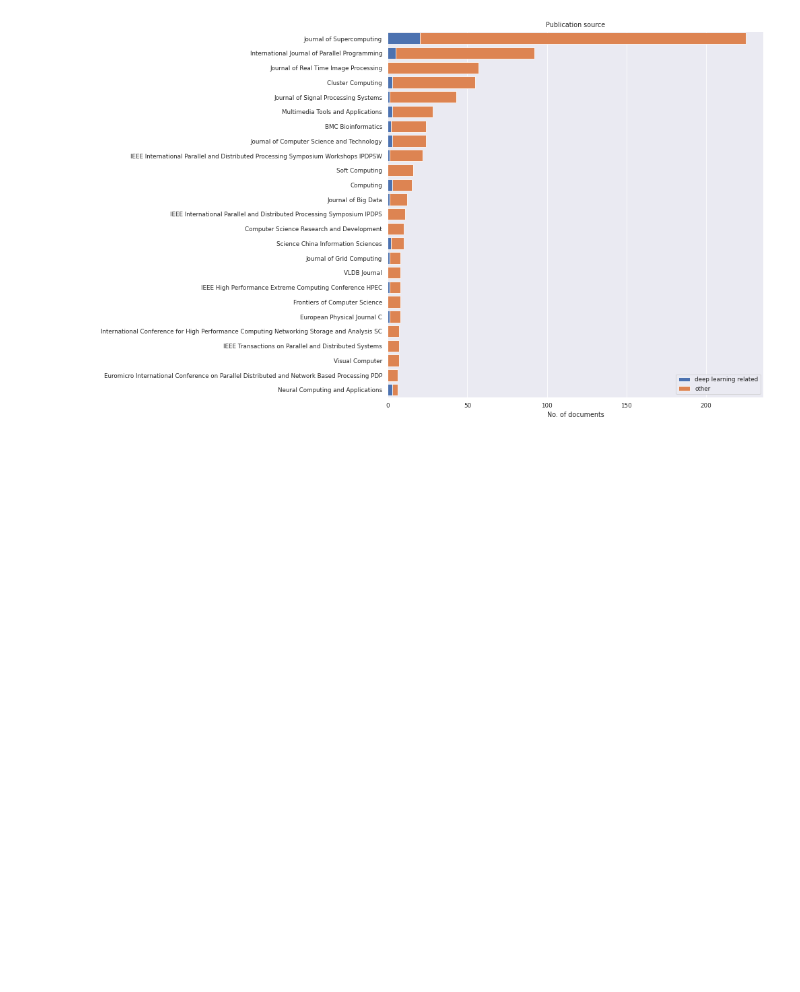
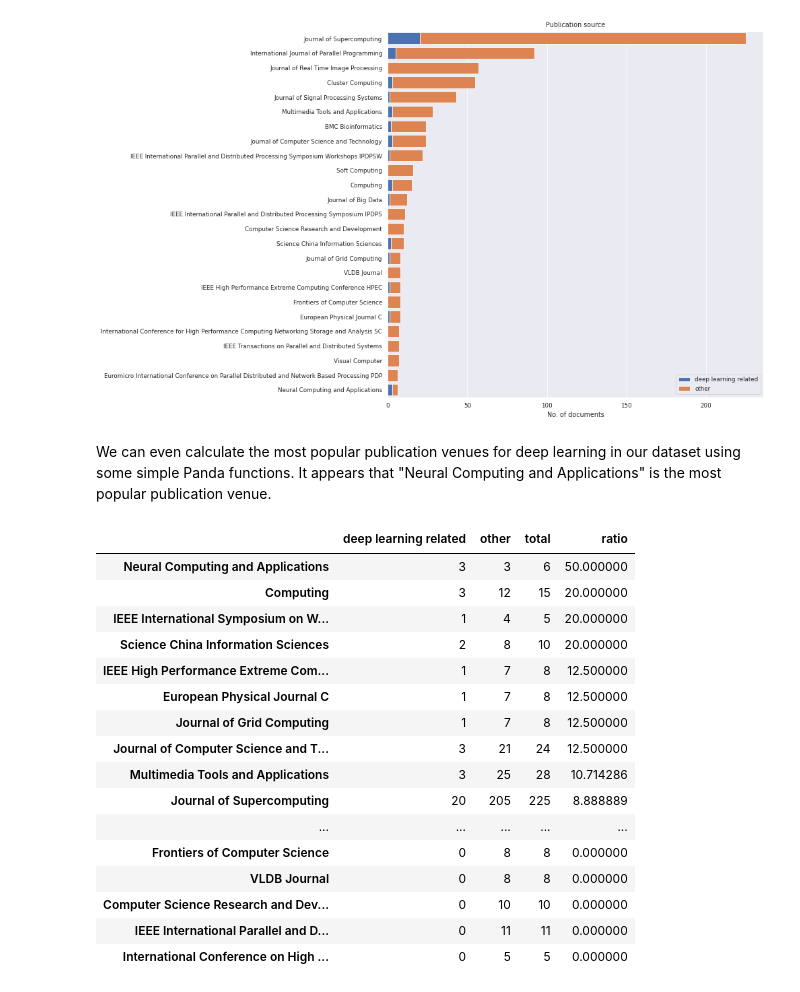
Before and after one commit to NLeSC/litstudy, a Jupyter notebook: example.ipynb, the cells around one changed output. Cells and saved outputs as stored; diff of their text form; code cells hidden in the pictures; blank space fills up the shorter version.

```diff
--- a/example.ipynb
+++ b/example.ipynb
@@ -247,8 +248,6 @@ Next, we annotate the document set with a "dl_topic" tag for document that stron
 
 After this, we define two groups: documents that have the tag "dl_topic" and documents that do not have this tag.  We can, for example, print the publications over the years to see if interest in deep learning has increased or decreased over the years.
 # %%
-
-
 threshold = 0.2
 dl_topic = topic_model.doc2topic[:, topic_id] > threshold
 
@@ -257,7 +256,7 @@ docs = docs.add_property('dl_topic', dl_topic)
 
 groups = {
     'deep learning related': 'dl_topic',
-    'other': '1 - dl_topic',
+    'other': 'not dl_topic',
 }
 
 litstudy.plot_year_histogram(docs, groups=groups, stacked=True);
@@ -293,3 +292,38 @@ plt.figure(figsize=(10, 10))
 litstudy.plot_source_histogram(docs, groups=groups, limit=25, stacked=True);
 # %% [output]
 [figure]
+# %% [markdown]
+We can even calculate the most popular publication venues for deep learning in our dataset using some simple Panda functions. It appears that "Neural Computing and Applications" is the most popular publication venue.
+# %%
+# Compute histogram by publication venue
+table = litstudy.compute_source_histogram(docs, groups=groups)
+
+# Add column 'total'
+table['total'] = table['deep learning related'] + table['other']
+
+# Remove rare venues that have less than 5 publications
+table = table[table['total'] >= 5]
+
+# Add column 'ratio'
+table['ratio'] = table['deep learning related'] / table['total'] * 100
+
+# Sort by ratio in descending order
+table.sort_values(by='ratio', ascending=False)
+# %% [output]
+|  | deep learning related | other | total | ratio |
+| Neural Computing and Applications | 3 | 3 | 6 | 50.000000 |
+| Computing | 3 | 12 | 15 | 20.000000 |
+| IEEE International Symposium on W... | 1 | 4 | 5 | 20.000000 |
+| Science China Information Sciences | 2 | 8 | 10 | 20.000000 |
+| IEEE High Performance Extreme Com... | 1 | 7 | 8 | 12.500000 |
+| European Physical Journal C | 1 | 7 | 8 | 12.500000 |
+| Journal of Grid Computing | 1 | 7 | 8 | 12.500000 |
+| Journal of Computer Science and T... | 3 | 21 | 24 | 12.500000 |
+| Multimedia Tools and Applications | 3 | 25 | 28 | 10.714286 |
+| Journal of Supercomputing | 20 | 205 | 225 | 8.888889 |
+| ... | ... | ... | ... | ... |
+| Frontiers of Computer Science | 0 | 8 | 8 | 0.000000 |
+| VLDB Journal | 0 | 8 | 8 | 0.000000 |
+| Computer Science Research and Dev... | 0 | 10 | 10 | 0.000000 |
+| IEEE International Parallel and D... | 0 | 11 | 11 | 0.000000 |
+| International Conference on High ... | 0 | 5 | 5 | 0.000000 |
```
Also changed, not shown: parts of 5 cells of this notebook, 6 other files.
